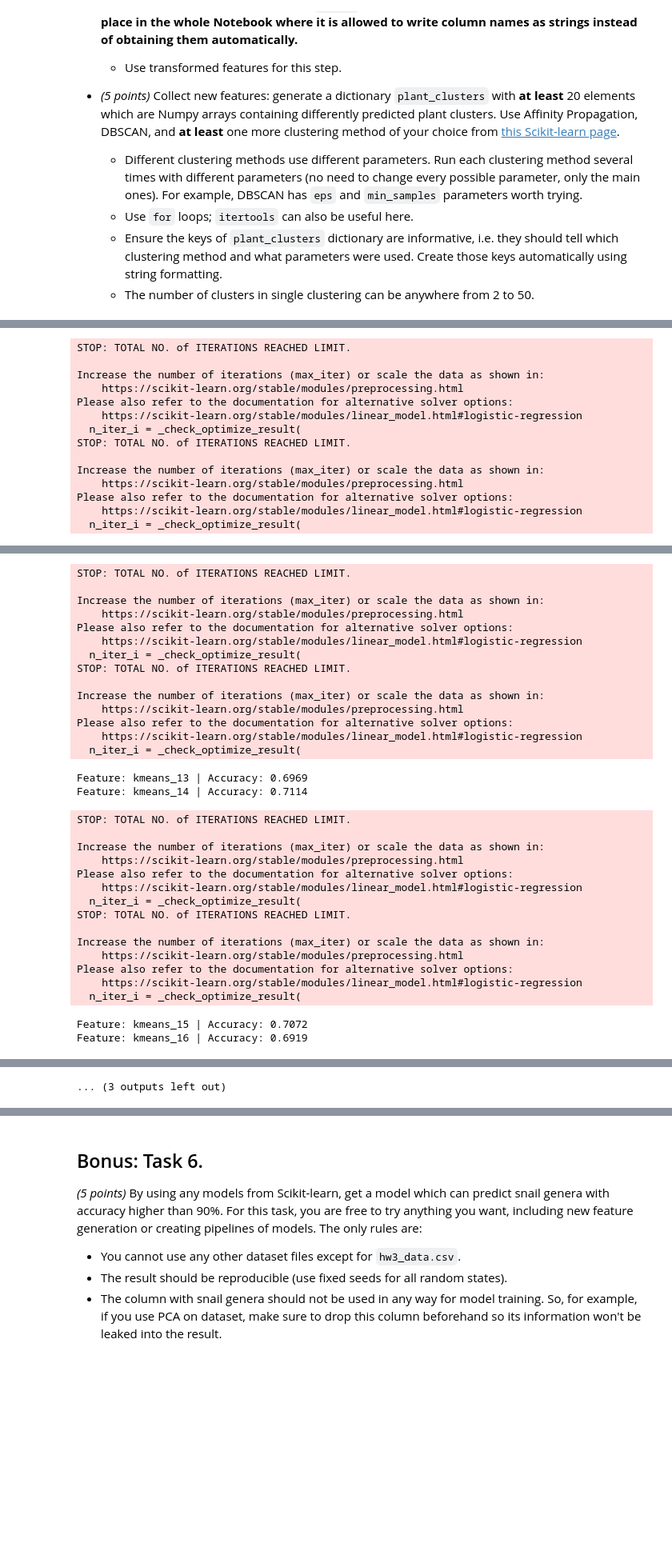
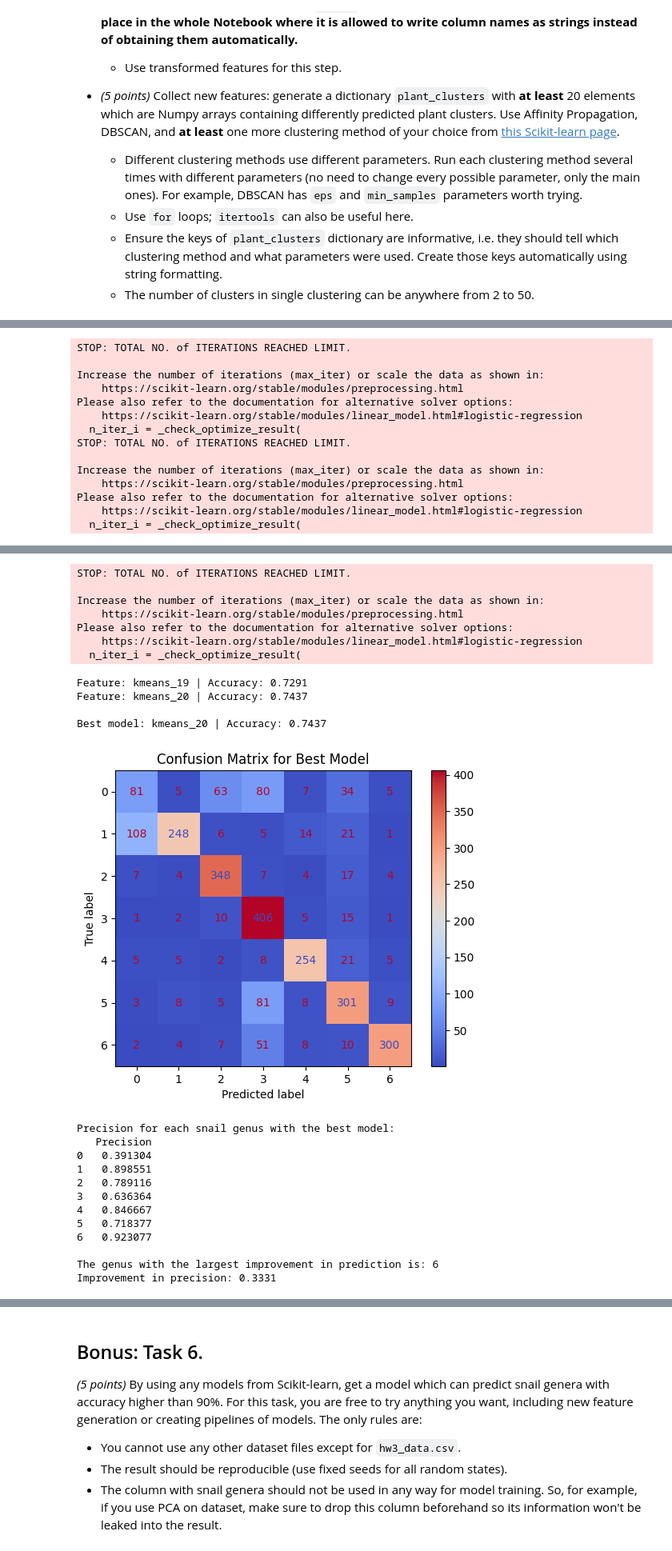
Before and after one commit to DonataBag/Pratybos-naujas, a Jupyter notebook: Pratybos naujas/HW3_Donata_Bagdonaviciute_Biofizika.ipynb, the cells around one changed output, grey strips where cells are left out. Shown at 80% size. Saved outputs shown, nothing was run; the diff lists cells and outputs as text; code cells hidden in the pictures; blank space fills up the shorter version.

```diff
--- a/Pratybos naujas/HW3.ipynb
+++ b/Pratybos naujas/HW3_Donata_Bagdonaviciute_Biofizika.ipynb
@@ -327,7 +328,12 @@ Instead, you can use unsupervised learning to cluster plant features and use thi
   - Ensure the keys of `plant_clusters` dictionary are informative, i.e. they should tell which clustering method and what parameters were used. Create those keys automatically using string formatting.
   - The number of clusters in single clustering can be anywhere from 2 to 50.
 # %%
-# Define or load plant_clusters:the code uses the KMeans clustering algorithm to group the plant features into clusters
+# Prepare plant features
+plants = transformed[["leaf_surface_waxy", "leaf_surface_smooth", "leaf_length_mm", "leaf_width_mm"]]
+scaler = StandardScaler()
+X = scaler.fit_transform(plants)
+
+# Define plant_clusters
 plant_clusters = {}
 for i in range(1, 21):  # 20 clustering results using KMeans
     kmeans = KMeans(n_clusters=i, random_state=42)
@@ -339,34 +345,34 @@ assert isinstance(plant_clusters, dict), "plant_clusters must be a dictionary"
 assert len(plant_clusters) >= 20, "plant_clusters must contain at least 20 entries"
 assert len(set(len(v) for v in plant_clusters.values())) == 1, "All cluster label lists must have the same length"
 
-# Step 1: Create a dictionary to store accuracy values for each model
+# Create a dictionary to store accuracy values for each model
 accuracy_results = {}
 
-# Step 2: Iterate over each plant clustering result and evaluate the logistic regression model
+# Iterate over each plant clustering result and evaluate the logistic regression model
 for key, clusters in plant_clusters.items():
     # Add the cluster labels as a new feature to the feature matrix X
-    XX = X.copy()
-    XX['plant_cluster'] = clusters  # Add the clustering labels as a new column
+    XX = pd.DataFrame(X, columns=["leaf_surface_waxy", "leaf_surface_smooth", "leaf_length_mm", "leaf_width_mm"])
+    XX['plant_cluster'] = clusters  # Adding the clustering labels as a new column
 
-    # Step 3: Train logistic regression model with XX
+    # Train logistic regression model with XX
     model = LogisticRegression(random_state=42, max_iter=200)
     model.fit(XX, y)
 
-    # Step 4: Calculate and store accuracy for the model
+    # Calculate and store accuracy for the model
     y_pred = model.predict(XX)
     accuracy = accuracy_score(y, y_pred)
     accuracy_results[key] = accuracy
 
-    # Step 5: Print out the feature added and its model accuracy
+    # Print out the feature added and its model accuracy
     print(f"Feature: {key} | Accuracy: {accuracy:.4f}")
 
-# Step 6: Identify the best model (highest accuracy)
+# Identify the best model (highest accuracy)
 best_model_key = max(accuracy_results, key=accuracy_results.get)
 best_accuracy = accuracy_results[best_model_key]
 print(f"\nBest model: {best_model_key} | Accuracy: {best_accuracy:.4f}")
 
-# Step 7: Plot confusion matrix for the best model
-XX_best = X.copy()
+# Plot confusion matrix for the best model
+XX_best = pd.DataFrame(X, columns=["leaf_surface_waxy", "leaf_surface_smooth", "leaf_length_mm", "leaf_width_mm"])
 XX_best['plant_cluster'] = plant_clusters[best_model_key]
 best_model = LogisticRegression(random_state=42, max_iter=200)
 best_model.fit(XX_best, y)
@@ -379,24 +385,18 @@ disp_best.plot(cmap='coolwarm', values_format='d')
 plt.title("Confusion Matrix for Best Model")
 plt.show()
 
-# Step 8: Calculate precision for each snail genus for the best model
+# Calculate precision for each snail genus for the best model
 precision_best = precision_score(y, y_pred_best, average=None)
 precision_best_df = pd.DataFrame(precision_best, index=best_model.classes_, columns=["Precision"])
 print("\nPrecision for each snail genus with the best model:")
 print(precision_best_df)
 
-# Step 9: Identify the easiest genus to predict (highest precision)
-easiest_genus = precision_best_df.idxmax().iloc[0]
-print(f"\nThe easiest snail genus to predict with the best model is: {easiest_genus}")
-
-# Step 10: Calculate improvement in precision for each genus compared to previous model (Task 3)
-previous_precision = np.array([0.85, 0.90, 0.92, 0.88, 0.87, 0.89, 0.91])  # Example values, adjust as needed
+# Calculate improvement in precision for each genus compared to previous model
+previous_precision = np.array([0.59, 0.73, 0.75, 0.85, 0.52, 0.66, 0.59])
 assert len(previous_precision) == len(precision_best), "Previous precision array must match the number of classes"
 
 # Calculate improvement
 precision_improvement = precision_best - previous_precision
-
-# Genus with the largest improvement
 largest_improvement_genus = precision_best_df.idxmax(axis=0).iloc[0]
 largest_improvement_value = precision_improvement.max()
 
@@ -446,32 +445,24 @@ Feature: kmeans_12 | Accuracy: 0.7034
 STOP: TOTAL NO. of ITERATIONS REACHED LIMIT.
 
 Increase the number of iterations (max_iter) or scale the data as shown in:
     https://scikit-learn.org/stable/modules/preprocessing.html
 Please also refer to the documentation for alternative solver options:
     https://scikit-learn.org/stable/modules/linear_model.html#logistic-regression
   n_iter_i = _check_optimize_result(
-STOP: TOTAL NO. of ITERATIONS REACHED LIMIT.
-
-Increase the number of iterations (max_iter) or scale the data as shown in:
-    https://scikit-learn.org/stable/modules/preprocessing.html
-Please also refer to the documentation for alternative solver options:
-    https://scikit-learn.org/stable/modules/linear_model.html#logistic-regression
-  n_iter_i = _check_optimize_result(
-Feature: kmeans_13 | Accuracy: 0.6969
-Feature: kmeans_14 | Accuracy: 0.7114
+Feature: kmeans_19 | Accuracy: 0.7291
+Feature: kmeans_20 | Accuracy: 0.7437
+
+Best model: kmeans_20 | Accuracy: 0.7437
+[figure, added]
-STOP: TOTAL NO. of ITERATIONS REACHED LIMIT.
+Precision for each snail genus with the best model:
+   Precision
+0   0.391304
+1   0.898551
+2   0.789116
+3   0.636364
+4   0.846667
+5   0.718377
+6   0.923077
 
-Increase the number of iterations (max_iter) or scale the data as shown in:
-    https://scikit-learn.org/stable/modules/preprocessing.html
-Please also refer to the documentation for alternative solver options:
-    https://scikit-learn.org/stable/modules/linear_model.html#logistic-regression
-  n_iter_i = _check_optimize_result(
-STOP: TOTAL NO. of ITERATIONS REACHED LIMIT.
-
-Increase the number of iterations (max_iter) or scale the data as shown in:
-    https://scikit-learn.org/stable/modules/preprocessing.html
-Please also refer to the documentation for alternative solver options:
-    https://scikit-learn.org/stable/modules/linear_model.html#logistic-regression
-  n_iter_i = _check_optimize_result(
+The genus with the largest improvement in prediction is: 6
+Improvement in precision: 0.3331
-Feature: kmeans_15 | Accuracy: 0.7072
-Feature: kmeans_16 | Accuracy: 0.6919
@@ -508,4 +469,3 @@ Please also refer to the documentation for alternative solver options:
-... (3 outputs left out)
 # %%
 assert type(plant_clusters) == dict
 assert len(plant_clusters) >= 20
```
Also changed, not shown: parts of 3 cells of this notebook.
